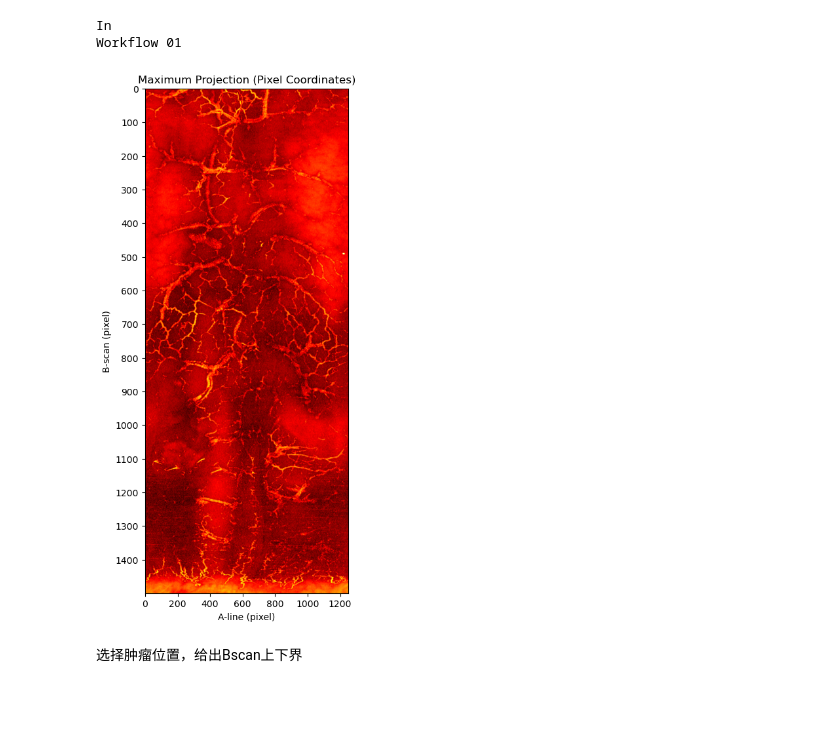
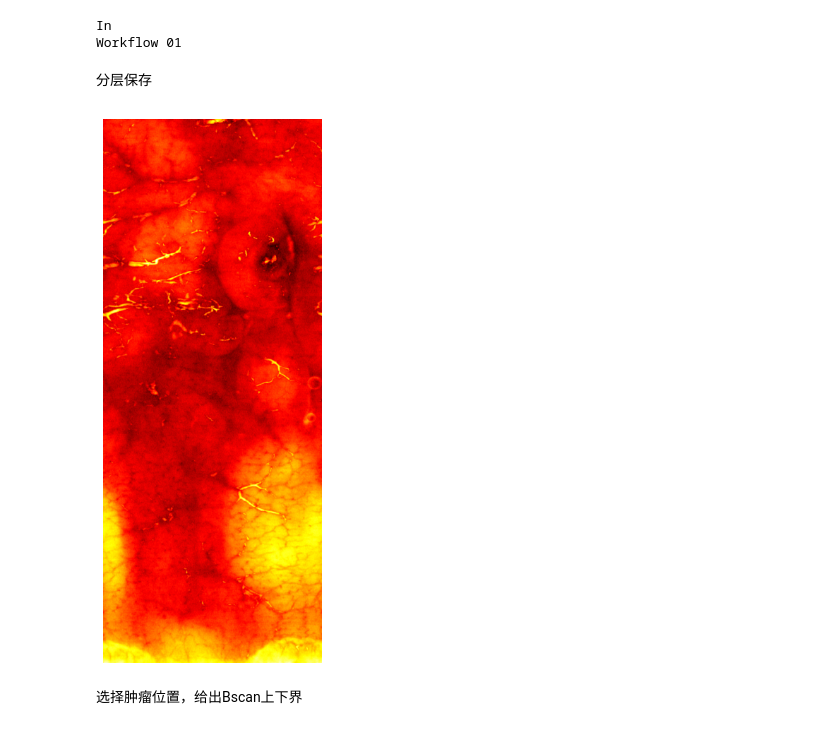
Before and after one commit to Jianqing2024/Statistical-difference-analysis-in-vascular-imaging, a Jupyter notebook: trans.ipynb, the cells around one changed output. Saved outputs shown, nothing was run; the diff lists cells and outputs as text; code cells hidden in the pictures; blank space fills up the shorter version.

```diff
--- a/trans.ipynb
+++ b/trans.ipynb
@@ -23,7 +23,7 @@ def reconstruct(block):
 # 参数
 # -----------------------------
 shape = (1500, 1250, 2048)
-file_path = "data_CT266.dat"
+file_path = "CT263data.dat"
 print("In")
 # -----------------------------
 # 1 读取short数组并reshape为3D
@@ -41,3 +41,5 @@ np.save("PA_Data.npy", Mod1)
 # %% [output]
 In
 Workflow 01
+# %% [markdown]
+分层保存
@@ -44,30 +74,82 @@ Workflow 01
 # %%
+def nonlinear_cuda_style(mip,
+                         light=0,
+                         percent=50,
+                         noise=0,
+                         gain=0):
+    """
+    模拟 CUDA 中的非线性压缩
+    mip: 输入（float）
+    """
+
+    # 参数
+    k = 0.02 - gain / 10000.0
+    a = 1.0 - percent / 100.0
+
+    # 防止非法
+    k = max(k, 1e-6)
+    a = max(a, 1e-3)
+
+    # -----------------------------
+    # 非线性 log 压缩（统一log底）
+    # -----------------------------
+    mip = np.log1p((mip + noise) * k) / np.log1p(k)
+
+    # -----------------------------
+    # 亮度调整
+    # -----------------------------
+    mip = mip + light
+
+    # -----------------------------
+    # 对比度拉伸（围绕127）
+    # -----------------------------
+    mip = 127 + (mip - 127) / a
+
+    # -----------------------------
+    # 裁剪
+    # -----------------------------
+    mip = np.clip(mip, 0, 255)
+
+    return mip.astype(np.uint8)
 mip = np.max(Mod1, axis=2)
 
-# -----------------------------
-# log压缩
-# -----------------------------
-mip = 20 * np.log10(mip + 1e-6)
+img = nonlinear_cuda_style(
+    mip,
+    light=0,
+    percent=50,
+    noise=0,
+    gain=0
+)
 
-mip -= mip.min()
-mip /= mip.max()
-img = (mip*255).astype(np.uint8)
+save_dir = "stay"
+os.makedirs(save_dir, exist_ok=True)
+
 
 plt.figure(figsize=(4,10))
 
 plt.imshow(
     img,
     cmap='hot',
     aspect='auto'   # 或 'equal'
 )
 plt.yticks(np.arange(0, 1500, 100))
 
 plt.xlabel("A-line (pixel)")
 plt.ylabel("B-scan (pixel)")
-plt.title("Maximum Projection (Pixel Coordinates)")
-plt.show()
+#plt.title("Maximum Projection (Pixel Coordinates)")
+#plt.show()
+
+plt.axis('off')
+plt.gca().set_frame_on(False)
+plt.gca().set_xticks([])
+plt.gca().set_yticks([])
+
+plt.savefig(os.path.join(save_dir, "ttt.png"),
+            dpi=300,
+            bbox_inches='tight',
+            pad_inches=0)
 # %% [output]
-[figure, old version]
+[figure, new version]
 # %% [markdown]
 选择肿瘤位置，给出Bscan上下界
 # %%
```
Also changed, not shown: parts of 4 cells of this notebook, 4 other files.
